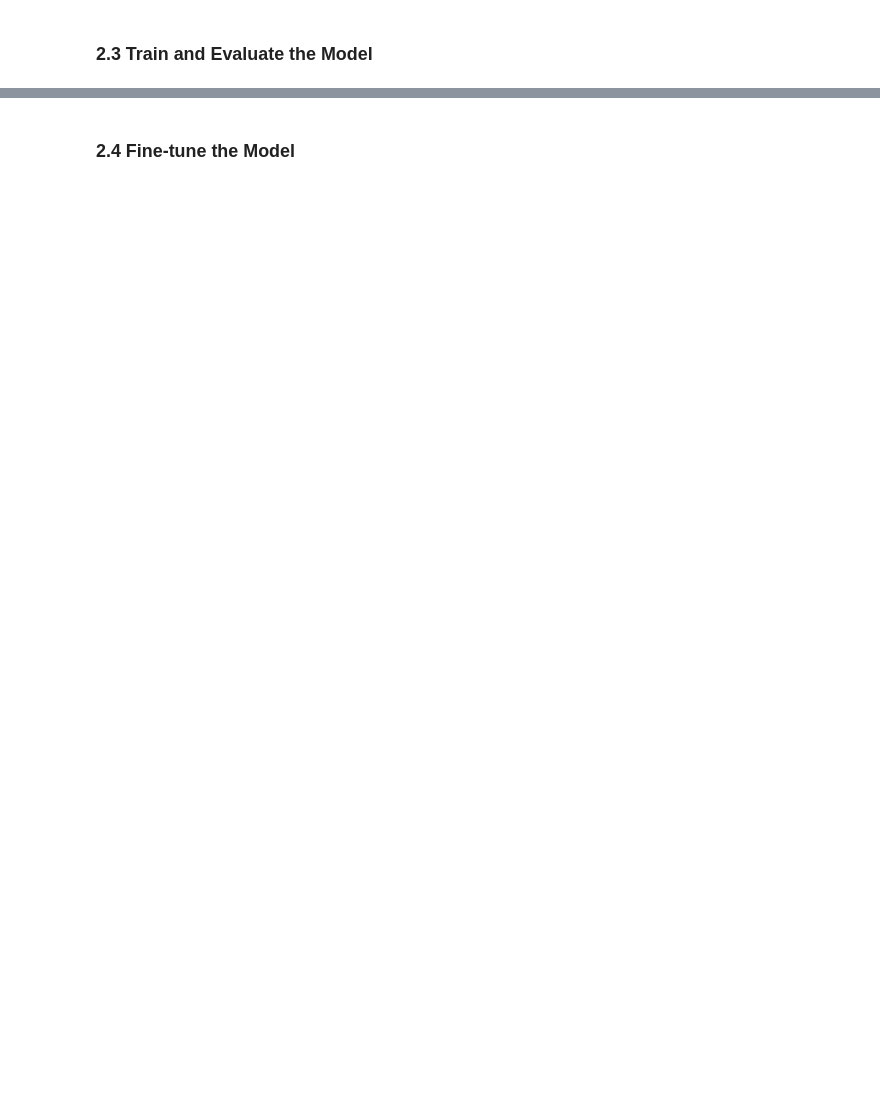
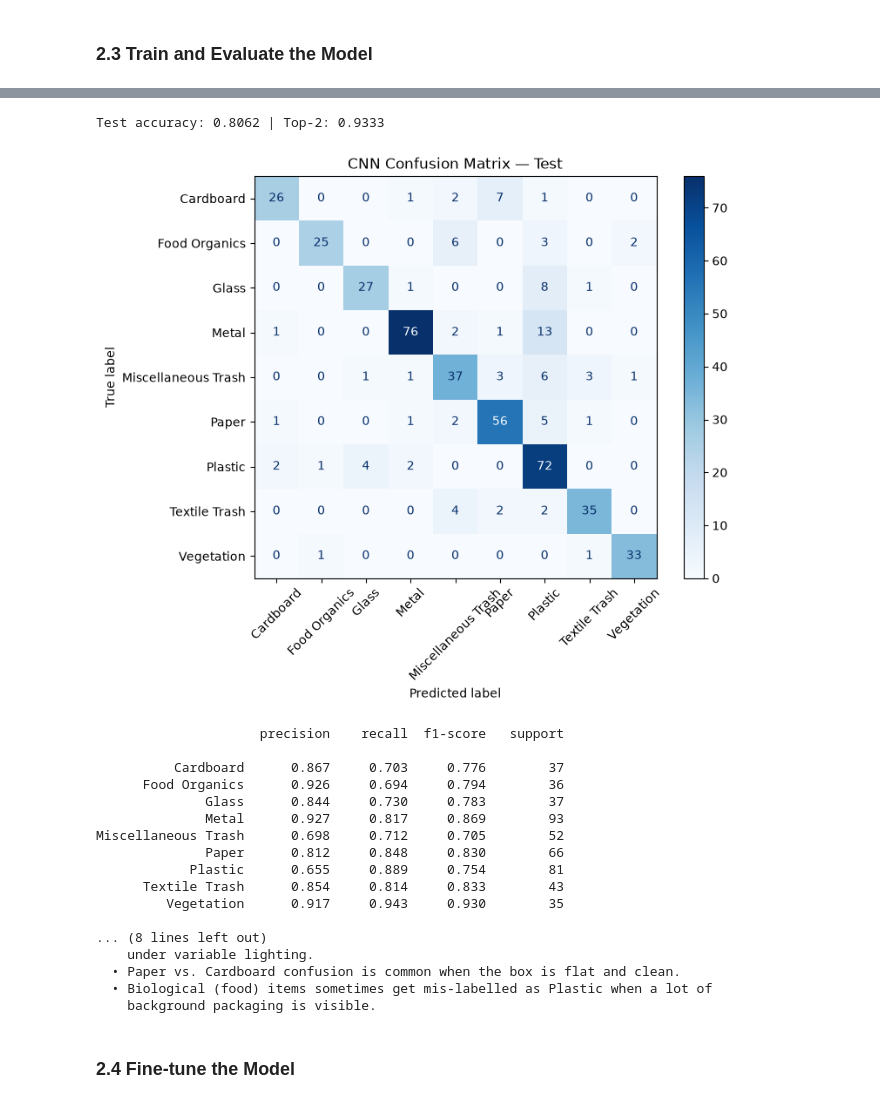
Before and after one commit to donjuel003/SMTV_NNs-and-Similar-Models, a Jupyter notebook: waste_management_summative.ipynb, the cells around one changed output, grey strips where cells are left out. Saved outputs shown, nothing was run; the diff lists cells and outputs as text; code cells hidden in the pictures; blank space fills up the shorter version.

```diff
--- a/waste_management_summative.ipynb
+++ b/waste_management_summative.ipynb
@@ -464,2 +581,56 @@ In this section, you will build a CNN model to classify waste materials from ima
+# %%
+# TODO: Evaluate model performance
+# - Calculate accuracy on test set
+# - Generate confusion matrix
+# - Analyze error patterns
+
+test_loss, test_acc, test_top2 = cnn_model.evaluate(test_prep, verbose=0)
+print(f"Test accuracy: {test_acc:.4f} | Top-2: {test_top2:.4f}")
+
+y_true, y_pred = [], []
+for xb, yb in test_prep:
+    p = cnn_model.predict(xb, verbose=0)
+    y_true.extend(np.argmax(yb, axis=1))
+    y_pred.extend(np.argmax(p, axis=1))
+
+cm = confusion_matrix(y_true, y_pred)
+fig, ax = plt.subplots(figsize=(8, 6))
+ConfusionMatrixDisplay(cm, display_labels=class_names).plot(
+    ax=ax, cmap='Blues', xticks_rotation=45, values_format='d')
+plt.title("CNN Confusion Matrix — Test")
+plt.show()
+
+print(classification_report(y_true, y_pred,
+                            target_names=class_names, digits=3))
+
+print("""
+Error pattern notes:
+  • The three glass colours (green/brown/white) are frequently confused
+    because the network can rarely see through the image to colour-tint edges
+    under variable lighting.
+  • Paper vs. Cardboard confusion is common when the box is flat and clean.
+  • Biological (food) items sometimes get mis-labelled as Plastic when a lot of
+    background packaging is visible.
+""")
+# %% [output]
+Test accuracy: 0.8062 | Top-2: 0.9333
+[figure, added]
+                     precision    recall  f1-score   support
+
+          Cardboard      0.867     0.703     0.776        37
+      Food Organics      0.926     0.694     0.794        36
+              Glass      0.844     0.730     0.783        37
+              Metal      0.927     0.817     0.869        93
+Miscellaneous Trash      0.698     0.712     0.705        52
+              Paper      0.812     0.848     0.830        66
+            Plastic      0.655     0.889     0.754        81
+      Textile Trash      0.854     0.814     0.833        43
+         Vegetation      0.917     0.943     0.930        35
+
+... (8 lines left out)
+    under variable lighting.
+  • Paper vs. Cardboard confusion is common when the box is flat and clean.
+  • Biological (food) items sometimes get mis-labelled as Plastic when a lot of
+    background packaging is visible.
 # %% [markdown]
 ### 2.4 Fine-tune the Model
```
Also changed, not shown: parts of 34 cells of this notebook.
